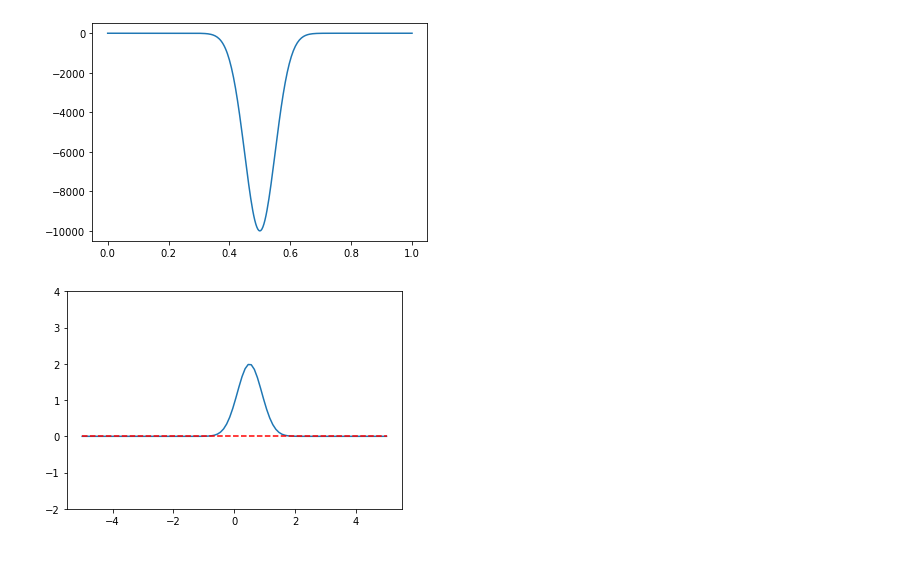
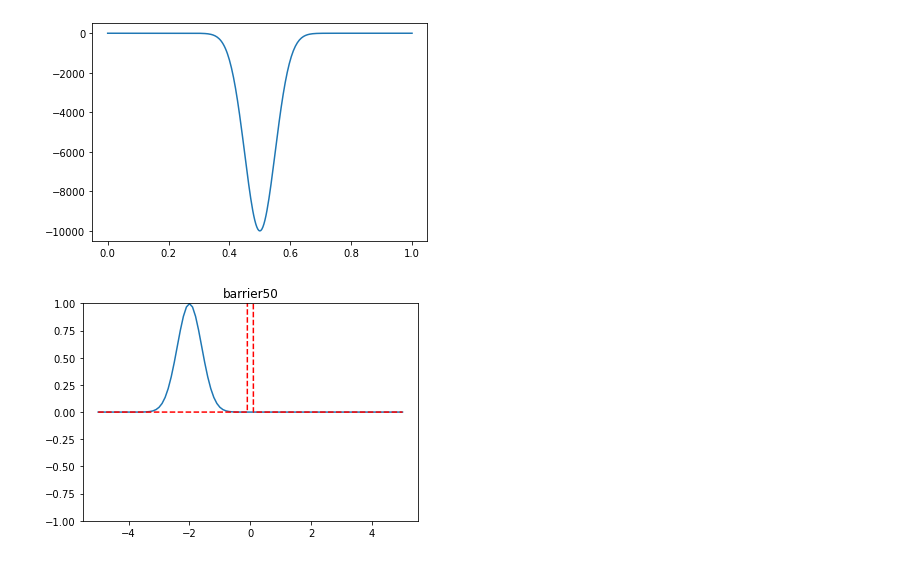
Before and after one commit to sushiTonpai/schrodinger, a Jupyter notebook: Time-dependent schrodinger in 1D.ipynb, the cells around one changed output. Saved outputs shown, nothing was run; the diff lists cells and outputs as text; code cells hidden in the pictures.

```diff
--- a/Time-dependent schrodinger in 1D.ipynb
+++ b/Time-dependent schrodinger in 1D.ipynb
@@ -27 +45,12 @@ from matplotlib import pyplot as plt
+# %%
+# System parameters
+N = 101
+# positive length
+L = 5
+# grid
+x,dx = np.linspace(-L,L, N , retstep= True)
+# time parameters
+T = 0.0001
+Nt = 10000
+dt = 1e-4
 # %%
@@ -90,12 +144,13 @@ def simulation(psi,V):
     return psi_tot
 # %%
 # psi0 as gaussian
-psi = gen_gaussian(x, x0 = 0.5 , sigma = 1/5 , p0 = 50)
+psi = gen_gaussian(x, x0 = -2 , sigma = 1/5 , p0 = 20)
+psi = normalize(psi,x) * psi
 
 # psi0
 # psi = gen_sine(x)
 
-V0 = V_free_particle(x)
+V0 = V_barrier(x, 50)
 psi_m00 = simulation(psi.astype(complex),V0)
 # %%
 plt.plot(x,density(psi), color = 'r')
@@ -184,34 +239,35 @@ import os
 # function update 1d wave over time
 
 def update(frame):
     plt.clf()
     plt.plot(x, density(psi_m00[50*frame,:]))
     plt.plot(x,V0,'--', color = 'r')
-    plt.ylim(-2,4)
+    plt.ylim(-1,1)
+    plt.title("barrier50")
 
 
 
 fig,ax = plt.subplots()
 line, = ax.plot(x,density(psi_m00[0]))
 line, = ax.plot(x, V0 , '--' ,color = 'r')
-plt.ylim(-2,4)
+plt.ylim(-1,1)
 
 
 #number of frames
 nframes = len(psi_m00) // 50
 
 ani = FuncAnimation(fig,update, frames = nframes, interval = 1)
 
 
 # save animation
 file_format = 'gif'
-file_name = '1D TDSE v0.3.5'
+file_name = '1D TDSE v0.6.3'
 
 directory = '/Users/Admin/Desktop/senior/animation'
 output_file = os.path.join(directory, f'{file_name}.{file_format}')
 
 ani.save(output_file, writer='pillow', fps=15)
 
 plt.show()
 # %% [output]
-[figure, old version]
+[figure, new version]
```
Also changed, not shown: parts of 5 cells of this notebook, 1 other file.
